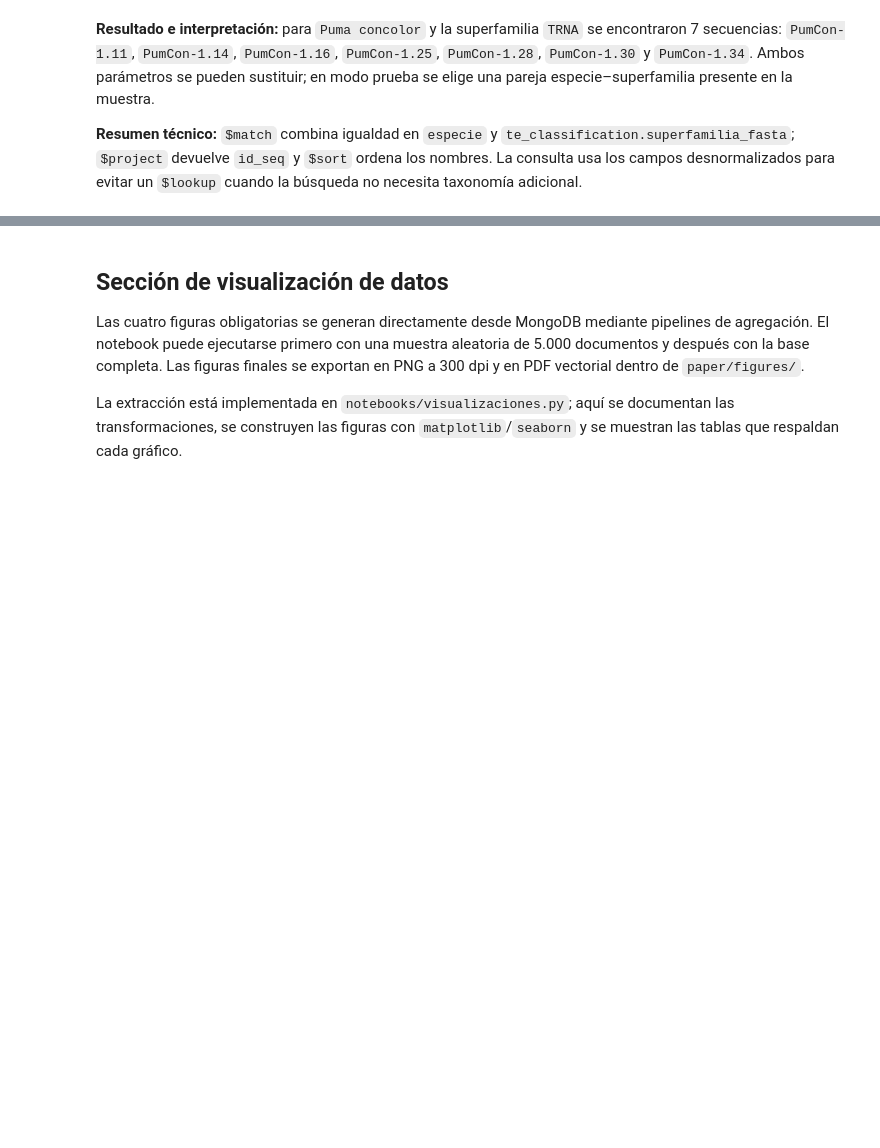
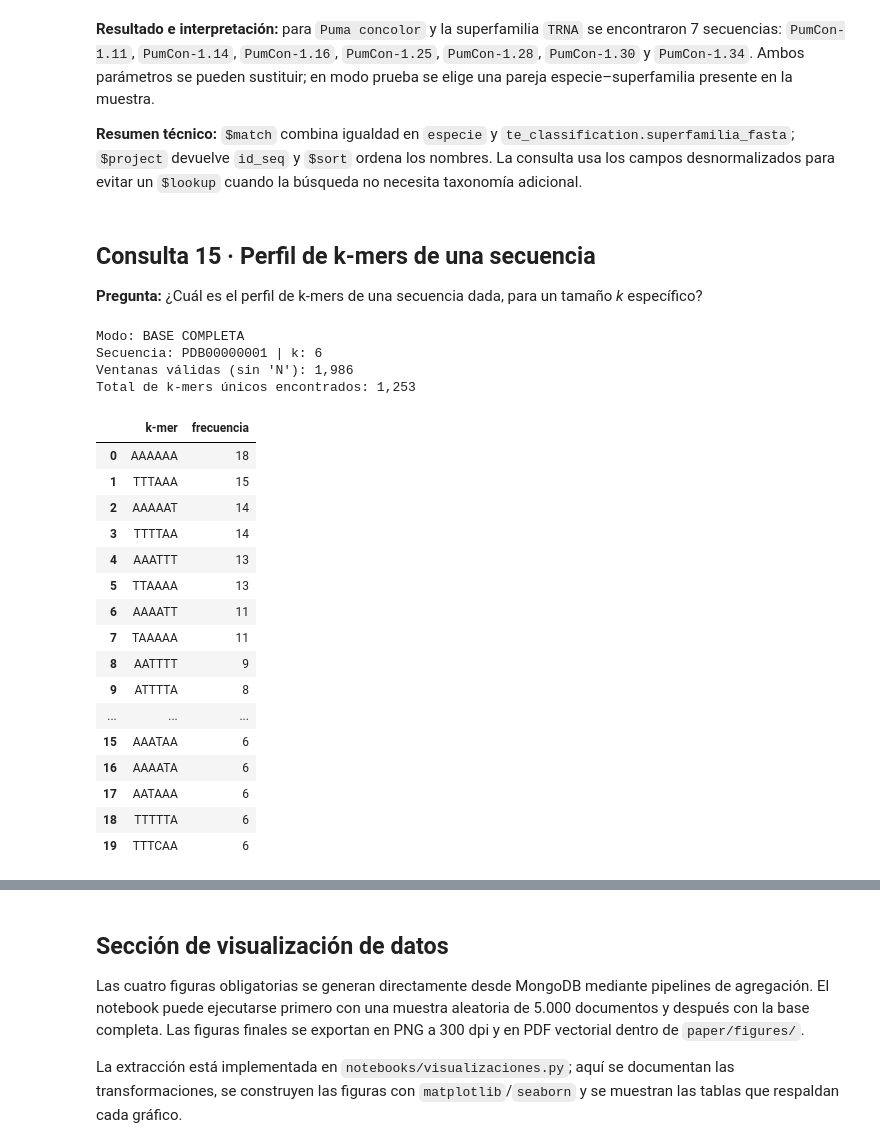
Before and after one commit to VilladaV/panteon-mongodb-bd2, a Jupyter notebook: notebooks/02_consultas_y_figuras.ipynb, the cells around one changed output, grey strips where cells are left out. Drawn from its saved outputs; the diff is of its cells as text; code cells hidden in the pictures; blank space fills up the shorter version.

Commit message:
feat: implementacion de la Consulta 15 para perfiles de k-mers

```diff
--- a/notebooks/02_consultas_y_figuras.ipynb
+++ b/notebooks/02_consultas_y_figuras.ipynb
@@ -471,3 +473,57 @@ Especie: Puma concolor | superfamilia: TRNA
 **Resultado e interpretación:** para `Puma concolor` y la superfamilia `TRNA` se encontraron 7 secuencias: `PumCon-1.11`, `PumCon-1.14`, `PumCon-1.16`, `PumCon-1.25`, `PumCon-1.28`, `PumCon-1.30` y `PumCon-1.34`. Ambos parámetros se pueden sustituir; en modo prueba se elige una pareja especie–superfamilia presente en la muestra.
 
 **Resumen técnico:** `$match` combina igualdad en `especie` y `te_classification.superfamilia_fasta`; `$project` devuelve `id_seq` y `$sort` ordena los nombres. La consulta usa los campos desnormalizados para evitar un `$lookup` cuando la búsqueda no necesita taxonomía adicional.
+# %% [markdown]
+## Consulta 15 · Perfil de k-mers de una secuencia
+
+**Pregunta:** ¿Cuál es el perfil de k-mers de una secuencia dada, para un tamaño *k* específico?
+# %%
+MODO_PRUEBA = False
+ID_SEQ_BUSCADO = "PDB00000001" # Cualquier ID de secuencia (id_seq en mongo)
+K_BUSCADO = 6
+
+salida_15 = consulta_15(
+    db_analiticas, MODO_PRUEBA, TAMANO_MUESTRA,
+    ID_SEQ_BUSCADO, K_BUSCADO
+)
+
+parametros_15 = salida_15["resultado"]
+print("Modo:", salida_15["modo"])
+print(f"Secuencia: {parametros_15['id_seq']} | k: {parametros_15['k']}")
+
+if parametros_15["perfil"]:
+    doc_perfil = parametros_15["perfil"][0]
+    print(f"Ventanas válidas (sin 'N'): {doc_perfil.get('valid_windows', 0):,}")
+
+    df_counts = pd.DataFrame(
+        list(doc_perfil["counts"].items()),
+        columns=["k-mer", "frecuencia"]
+    )
+    df_counts = df_counts.sort_values(by="frecuencia", ascending=False).reset_index(drop=True)
+
+    print(f"Total de k-mers únicos encontrados: {len(df_counts):,}")
+    display(df_counts.head(20))
+else:
+    print("No se encontró el perfil de k-mers para esos parámetros.")
+# %% [output]
+Modo: BASE COMPLETA
+Secuencia: PDB00000001 | k: 6
+Ventanas válidas (sin 'N'): 1,986
+Total de k-mers únicos encontrados: 1,253
+|  | k-mer | frecuencia |
+| 0 | AAAAAA | 18 |
+| 1 | TTTAAA | 15 |
+| 2 | AAAAAT | 14 |
+| 3 | TTTTAA | 14 |
+| 4 | AAATTT | 13 |
+| 5 | TTAAAA | 13 |
+| 6 | AAAATT | 11 |
+| 7 | TAAAAA | 11 |
+| 8 | AATTTT | 9 |
+| 9 | ATTTTA | 8 |
+| ... | ... | ... |
+| 15 | AAATAA | 6 |
+| 16 | AAAATA | 6 |
+| 17 | AATAAA | 6 |
+| 18 | TTTTTA | 6 |
+| 19 | TTTCAA | 6 |
```
Also changed, not shown: parts of 2 cells of this notebook, 1 other file.
